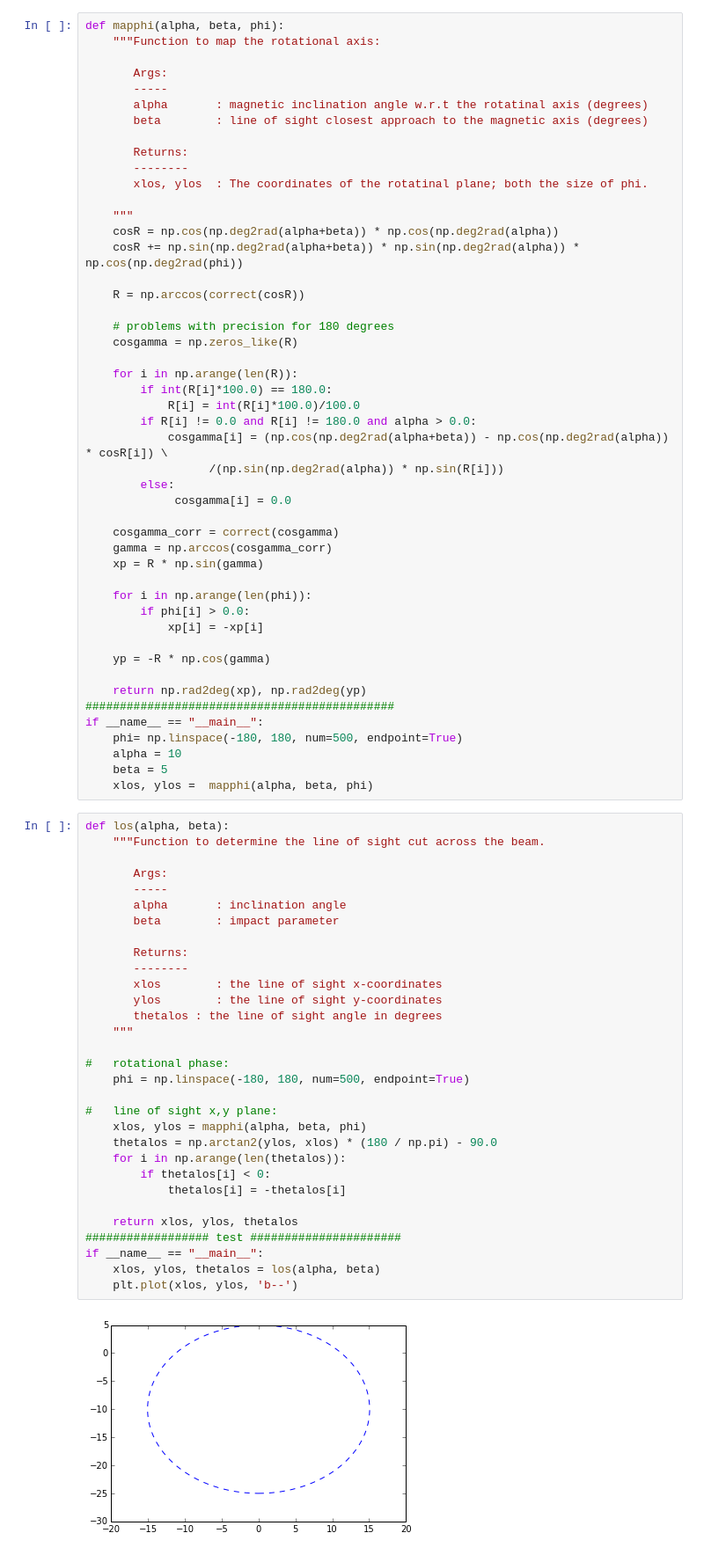
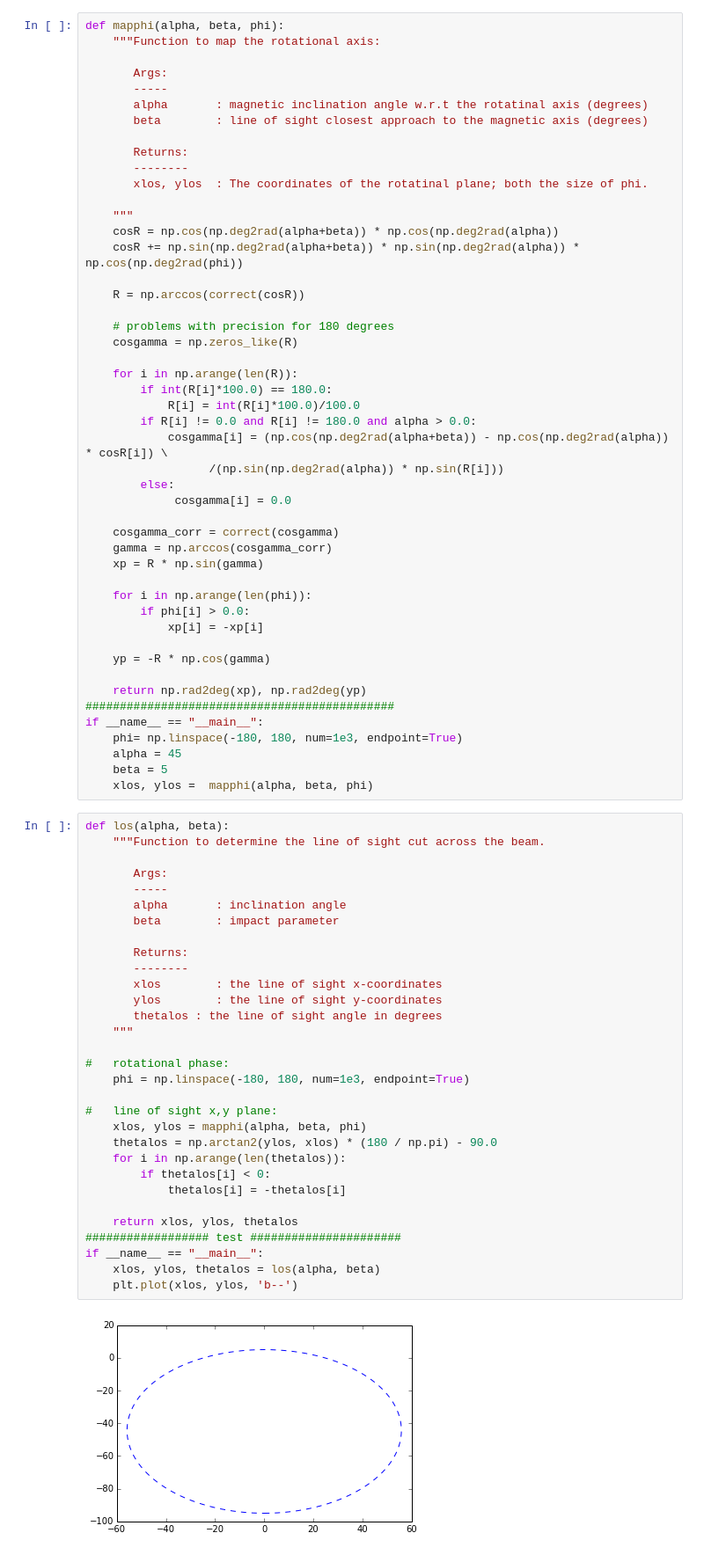
Before and after one commit to Isabella-Dineo/beam_py, a Jupyter notebook: patchbeam_main.ipynb, the cells around one changed output. Shown at 88% size. Cells and saved outputs as stored; diff of their text form.

```diff
--- a/patchbeam_main.ipynb
+++ b/patchbeam_main.ipynb
@@ -77,41 +84,41 @@ def mapphi(alpha, beta, phi):
     return np.rad2deg(xp), np.rad2deg(yp)
 #############################################
 if __name__ == "__main__":
-    phi= np.linspace(-180, 180, num=500, endpoint=True)
-    alpha = 10
+    phi= np.linspace(-180, 180, num=1e3, endpoint=True)
+    alpha = 45
     beta = 5
     xlos, ylos =  mapphi(alpha, beta, phi)
 # %%
 def los(alpha, beta):
     """Function to determine the line of sight cut across the beam.
 
        Args:
        -----
        alpha       : inclination angle
        beta        : impact parameter
 
        Returns:
        --------
        xlos        : the line of sight x-coordinates
        ylos        : the line of sight y-coordinates
        thetalos : the line of sight angle in degrees
     """
 
 #   rotational phase:
-    phi = np.linspace(-180, 180, num=500, endpoint=True)
+    phi = np.linspace(-180, 180, num=1e3, endpoint=True)
 
 #   line of sight x,y plane:
     xlos, ylos = mapphi(alpha, beta, phi)
     thetalos = np.arctan2(ylos, xlos) * (180 / np.pi) - 90.0
     for i in np.arange(len(thetalos)):
         if thetalos[i] < 0:
             thetalos[i] = -thetalos[i]
 
     return xlos, ylos, thetalos
 ################## test ######################
 if __name__ == "__main__":
     xlos, ylos, thetalos = los(alpha, beta)
     plt.plot(xlos, ylos, 'b--')
 # %% [output]
-[figure, old version]
+[figure, new version]
 # %%
```
Also changed, not shown: parts of 14 cells of this notebook.
